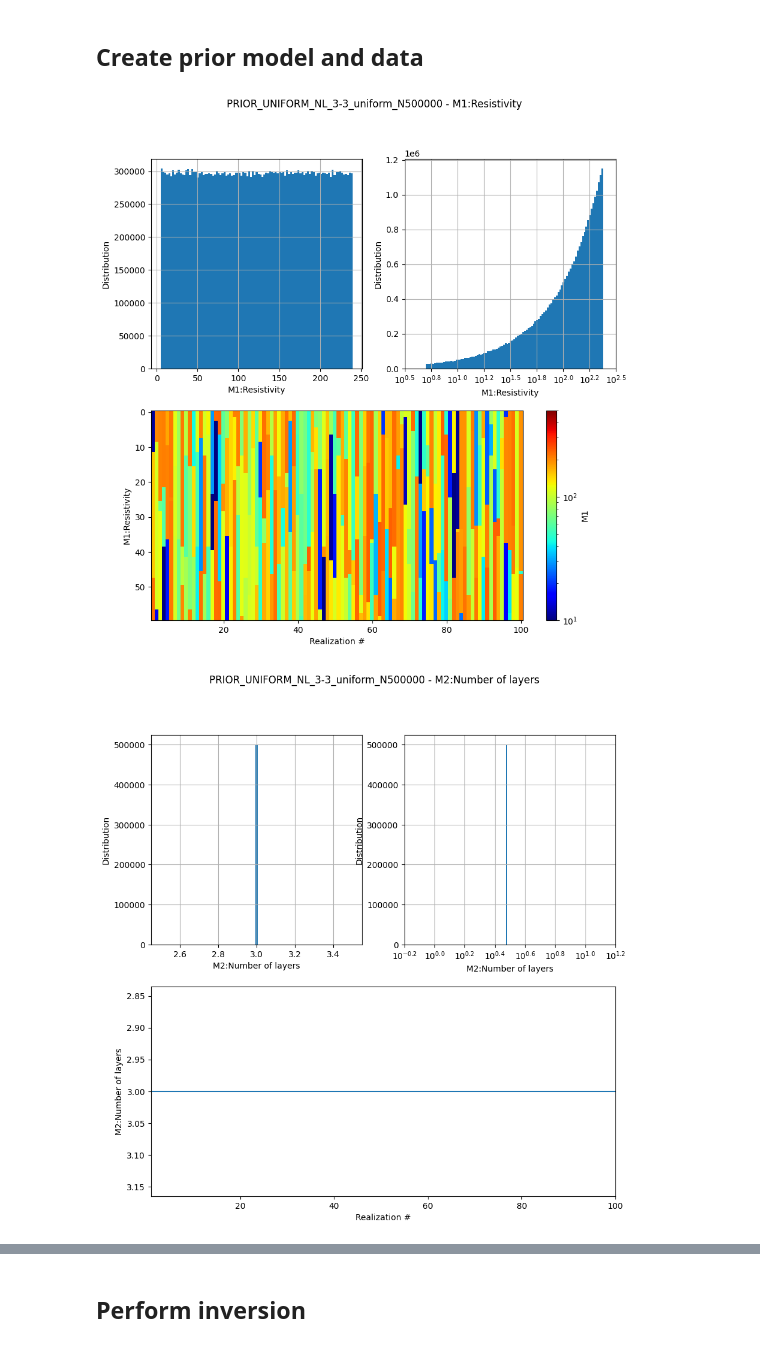
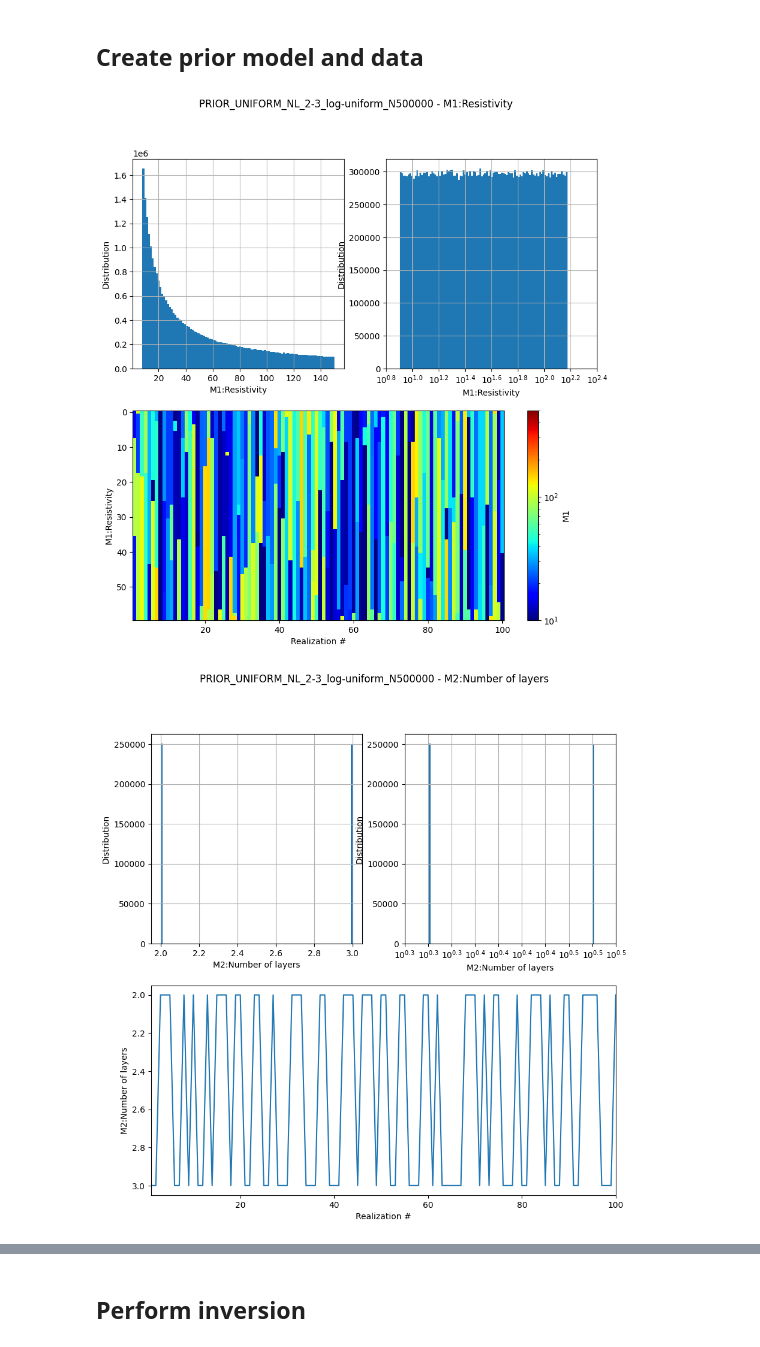
Before and after one commit to cultpenguin/integrate_module, a Jupyter notebook: examples/integrate_synthetic_case.ipynb, the cells around one changed output, grey strips where cells are left out. Cells and saved outputs as stored; diff of their text form; code cells hidden in the pictures.

```diff
--- a/examples/integrate_synthetic_case.ipynb
+++ b/examples/integrate_synthetic_case.ipynb
@@ -37,28 +37,34 @@ case = '3layer'
 
 z_max = 60
 rho = [120,10,120]
+#rho = [10,120,10]
+rho = [120,10,10]
+#rho = [720,10,520]
+dx=0.1
 if case.lower() == 'wedge':
     # Make Wedge MODEL
-    M_ref, x_ref, z_ref = ig.synthetic_case(case='Wedge', wedge_angle=10, z_max=z_max, dz=.5, x_max=100, dx=.1, z1=15, rho = rho)
+    M_ref, x_ref, z_ref = ig.synthetic_case(case='Wedge', wedge_angle=10, dx=dx, z_max=z_max, dz=.5, x_max=100, z1=15, rho = rho)
 elif case.lower() == '3layer':
     # Make 3 layer MODEL
-    M_ref, x_ref, z_ref = ig.synthetic_case(case='3layer', dx=1, rho1_1 = rho[0], rho1_2 = rho[1], x_max = 100, x_range = 10)
+    M_ref, x_ref, z_ref = ig.synthetic_case(case='3layer', dx=dx, rho1_1 = rho[0], rho1_2 = rho[1], rho3=rho[2], x_max = 100, x_range = 10)
 
 # Create reference data
-f_data_h5 = '%s_%d' % (case,z_max)
+f_data_h5 = '%s_%d.h5' % (case,z_max)
 thickness = np.diff(z_ref)
-file_gex = 'TX07_20231016_2x4_RC20-33.gex'
+# Get an exampele of a GEX file
+file_gex = ig.get_case_data(case='DAUGAARD', filelist=['TX07_20231016_2x4_RC20-33.gex'])[0]
 D_ref = ig.forward_gaaem(C=1./M_ref, thickness=thickness, file_gex=file_gex)
 
 # Initialize random number generator to sample from noise model!
 rng = np.random.default_rng()
-d_std = 0.01
+d_std = 0.05
 d_std_base = 1e-12
 D_std = d_std * D_ref + d_std_base
 D_noise = rng.normal(0, D_std, D_ref.shape)
 D_obs = D_ref + D_noise
 
 # Write to hdf5 file
+# Add option to reomve existing file before writing!
 f_data_h5 = ig.write_data_gaussian(D_obs, D_std = D_std, f_data_h5 = f_data_h5, id=1, showInfo=1)
 #check_data(f_data_h5)
 # %% [output]
@@ -89,15 +96,21 @@ plot_data: Using data set D1
 ## Create prior model and data
 # %%
 N=500000 # sample size
+RHO_dist='log-uniform'
+#RHO_dist='uniform'
+RHO_min=0.8*min(rho)
+RHO_max=1.25*max(rho)
+NLAY_min=2
+NLAY_max=3
 f_prior_h5 = ig.prior_model_layered(N=N,
                                     lay_dist='uniform', z_max = z_max,
-                                    NLAY_min=3, NLAY_max=3,
-                                    RHO_dist='uniform', RHO_min=0.5*min(rho), RHO_max=2*max(rho))
+                                    NLAY_min=NLAY_min, NLAY_max=NLAY_max,
+                                    RHO_dist=RHO_dist, RHO_min=RHO_min, RHO_max=RHO_max)
 
 ig.plot_prior_stats(f_prior_h5)
 # %% [output]
-[figure, old version]
+[figure, new version]
-[figure, old version]
+[figure, new version]
 # %%
 f_prior_data_h5 = ig.prior_data_gaaem(f_prior_h5, file_gex)
 
```
Also changed, not shown: parts of 7 cells of this notebook, 4 other files.
